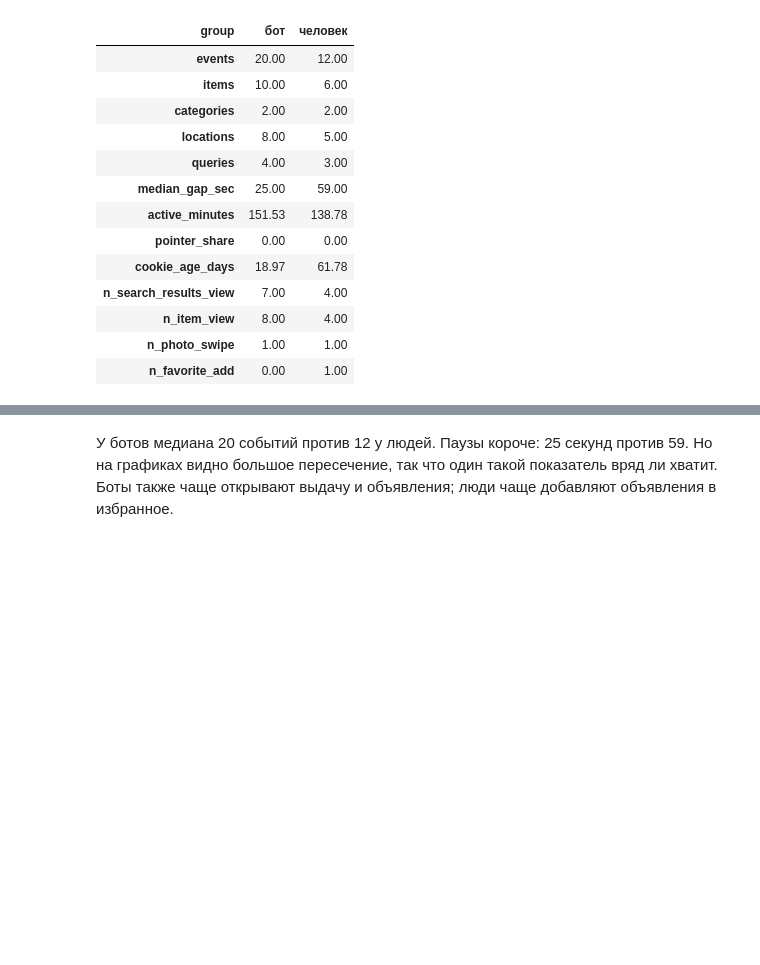
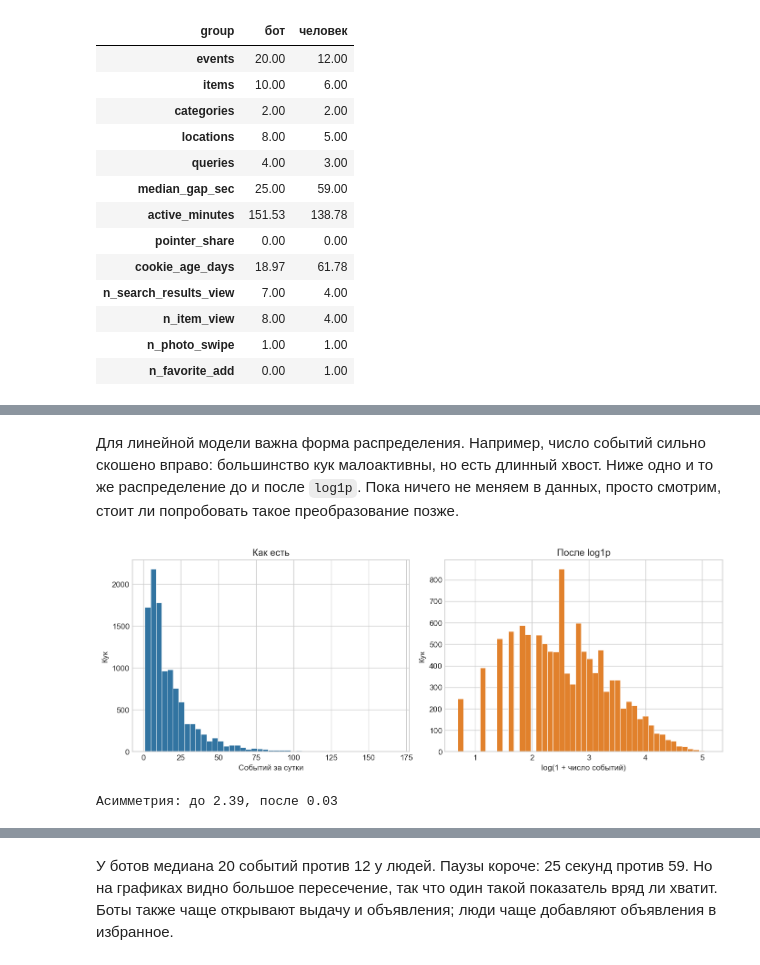
Before and after one commit to artem-melikhov/bot-detection-challenge, a Jupyter notebook: 01_eda.ipynb, the cells around one changed output, grey strips where cells are left out. Saved outputs shown, nothing was run; the diff lists cells and outputs as text; code cells hidden in the pictures; blank space fills up the shorter version.

```diff
--- a/01_eda.ipynb
+++ b/01_eda.ipynb
@@ -296,0 +383,15 @@ plt.show()
+# %% [markdown]
+Для линейной модели важна форма распределения. Например, число событий сильно скошено вправо: большинство кук малоактивны, но есть длинный хвост. Ниже одно и то же распределение до и после `log1p`. Пока ничего не меняем в данных, просто смотрим, стоит ли попробовать такое преобразование позже.
+# %%
+raw = labeled.events
+logged = np.log1p(raw)
+fig, axes = plt.subplots(1, 2, figsize=(11, 4), layout="constrained")
+axes[0].hist(raw, bins=45, color=BLUE, edgecolor="white", linewidth=.4)
+axes[0].set(title="Как есть", xlabel="Событий за сутки", ylabel="Кук")
+axes[1].hist(logged, bins=45, color=ORANGE, edgecolor="white", linewidth=.4)
+axes[1].set(title="После log1p", xlabel="log(1 + число событий)", ylabel="Кук")
+plt.show()
+print(f"Асимметрия: до {raw.skew():.2f}, после {logged.skew():.2f}")
+# %% [output]
+[figure, added]
+Асимметрия: до 2.39, после 0.03
```
Also changed, not shown: parts of 16 cells of this notebook.
